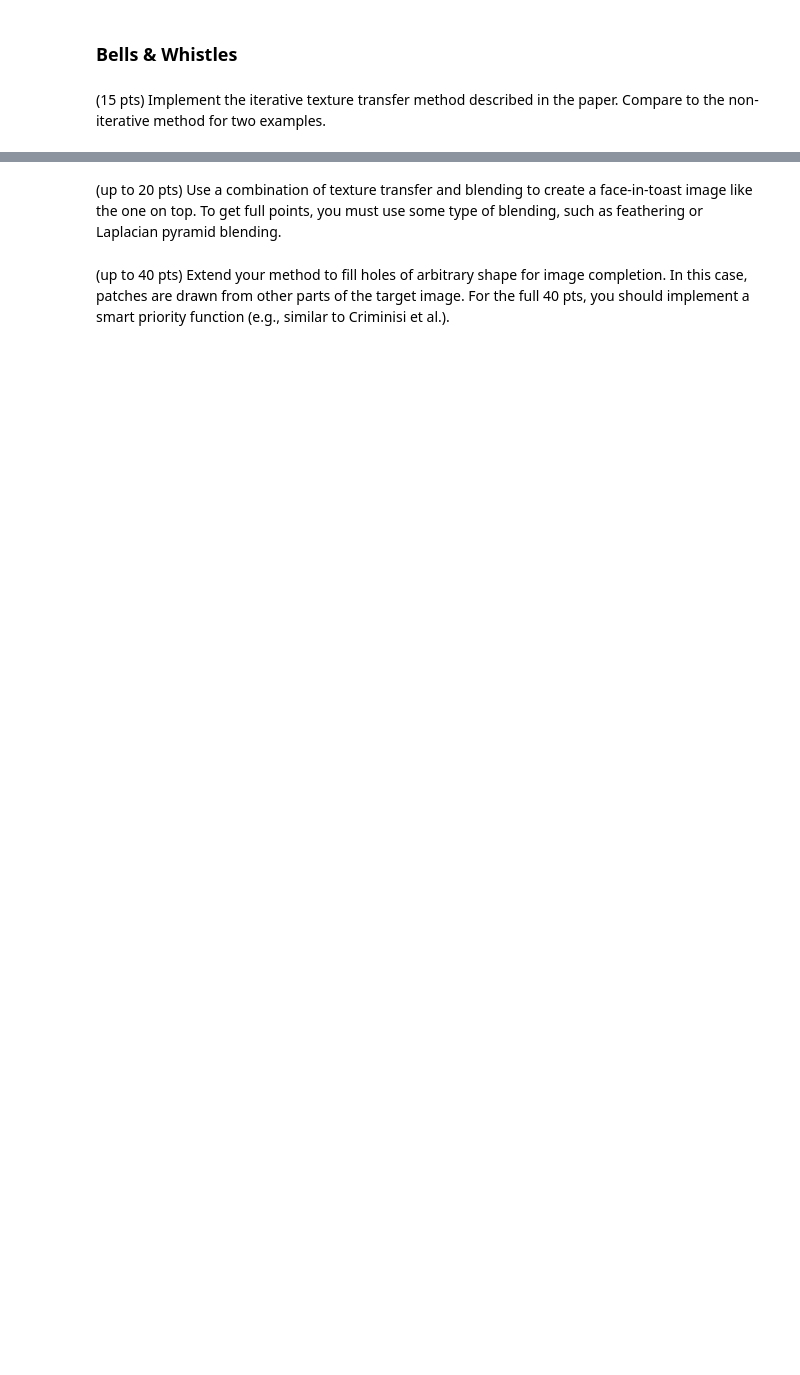
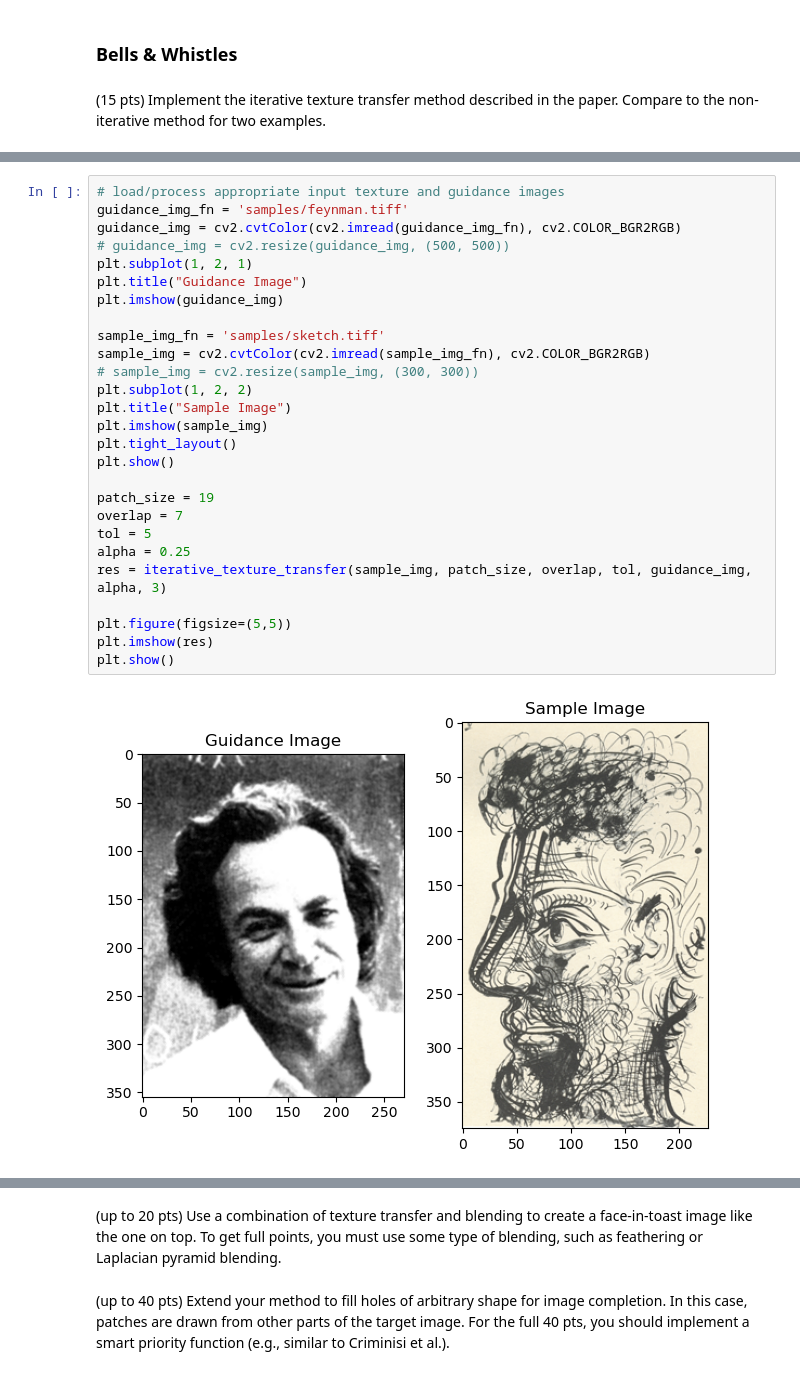
Before and after one commit to leahlud/image-quilting, a Jupyter notebook: image_quilting.ipynb, the cells around one changed output, grey strips where cells are left out. Saved outputs shown, nothing was run; the diff lists cells and outputs as text; blank space fills up the shorter version.

```diff
--- a/image_quilting.ipynb
+++ b/image_quilting.ipynb
@@ -557,0 +575,29 @@ plt.show()
+# %%
+# load/process appropriate input texture and guidance images
+guidance_img_fn = 'samples/feynman.tiff'
+guidance_img = cv2.cvtColor(cv2.imread(guidance_img_fn), cv2.COLOR_BGR2RGB)
+# guidance_img = cv2.resize(guidance_img, (500, 500))
+plt.subplot(1, 2, 1)
+plt.title("Guidance Image")
+plt.imshow(guidance_img)
+
+sample_img_fn = 'samples/sketch.tiff'
+sample_img = cv2.cvtColor(cv2.imread(sample_img_fn), cv2.COLOR_BGR2RGB)
+# sample_img = cv2.resize(sample_img, (300, 300))
+plt.subplot(1, 2, 2)
+plt.title("Sample Image")
+plt.imshow(sample_img)
+plt.tight_layout()
+plt.show()
+
+patch_size = 19
+overlap = 7
+tol = 5
+alpha = 0.25
+res = iterative_texture_transfer(sample_img, patch_size, overlap, tol, guidance_img, alpha, 3)
+
+plt.figure(figsize=(5,5))
+plt.imshow(res)
+plt.show()
+# %% [output]
+[figure, added]
```
Also changed, not shown: parts of 11 cells of this notebook.
